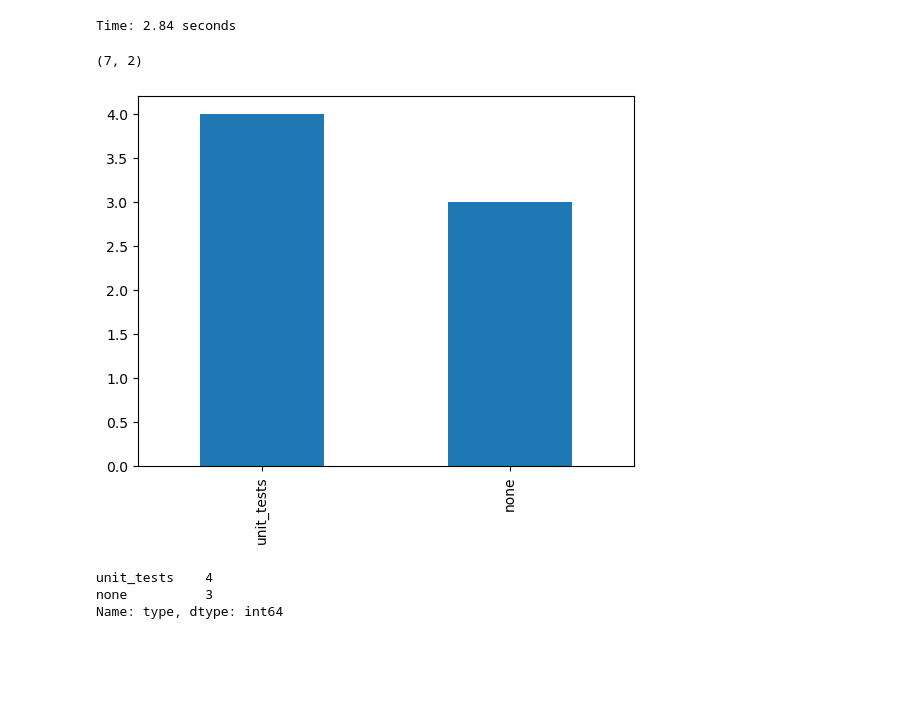
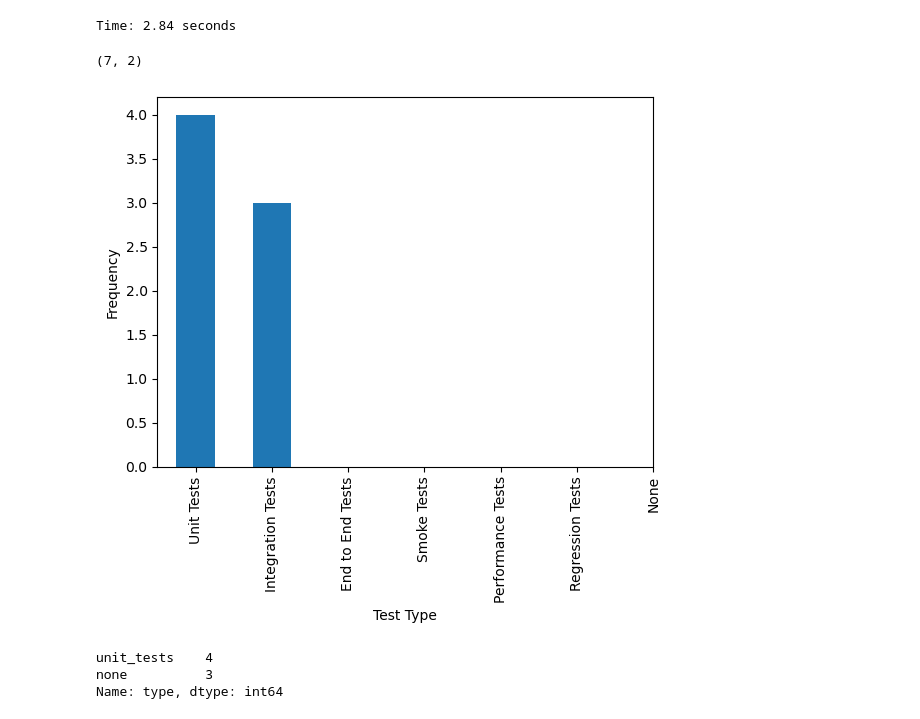
Before and after one commit to hua0-richard/data_542_project, a Jupyter notebook: RQ3.ipynb, the cells around one changed output. Saved outputs shown, nothing was run; the diff lists cells and outputs as text; code cells hidden in the pictures; blank space fills up the shorter version.

```diff
--- a/RQ3.ipynb
+++ b/RQ3.ipynb
@@ -200,14 +200,19 @@ Time: 2.84 seconds
 # %%
 import matplotlib.pyplot as plt
 results = pd.read_parquet("results.parquet")
 print(results.shape)
 freq = results["type"].value_counts()
 freq.plot(kind='bar')
+labels = ["Unit Tests", "Integration Tests", "End to End Tests", "Smoke Tests", "Performance Tests", "Regression Tests", "None"]
+plt.xlabel("Test Type")
+x = [0,1,2,3,4,5,6]
+plt.xticks(x, labels)
+plt.ylabel("Frequency")
 plt.show()
 print(freq)
 # %% [output]
 (7, 2)
-[figure, old version]
+[figure, new version]
 unit_tests    4
 none          3
 Name: type, dtype: int64
```
Also changed, not shown: parts of 2 cells of this notebook.
